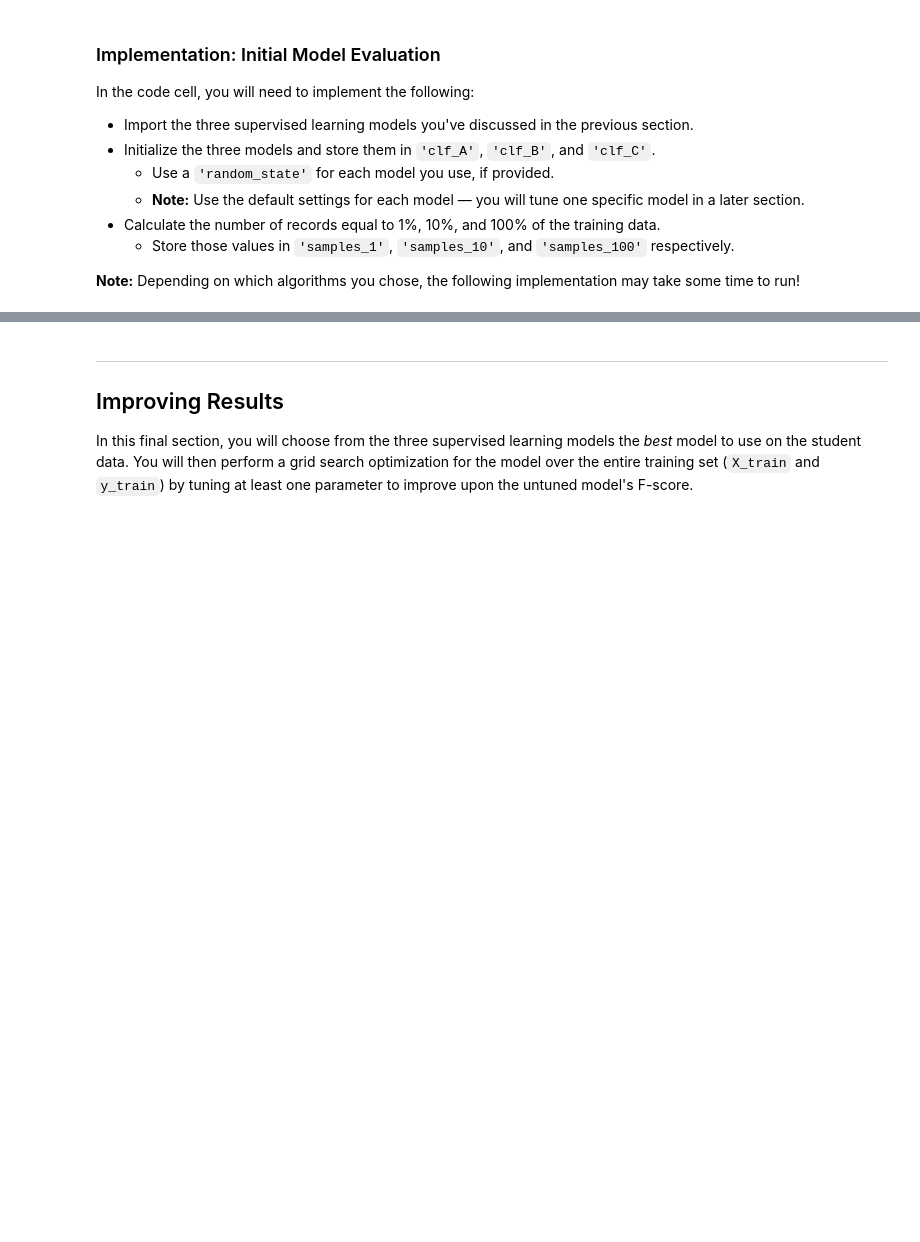
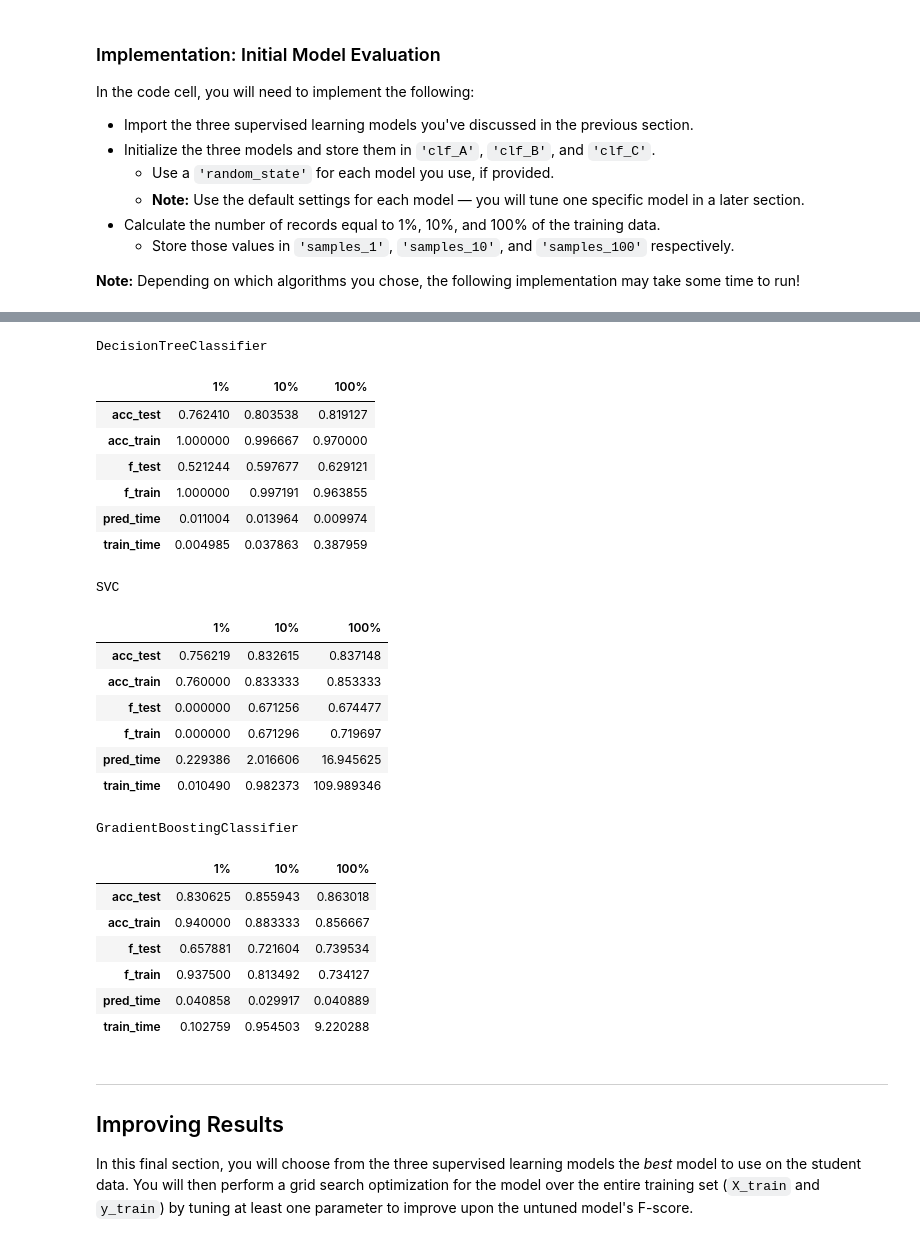
Before and after one commit to somya1212/Finding-Donors-for-CharityML, a Jupyter notebook: finding_donors.ipynb, the cells around one changed output, grey strips where cells are left out. Saved outputs shown, nothing was run; the diff lists cells and outputs as text; code cells hidden in the pictures; blank space fills up the shorter version.

```diff
--- a/finding_donors.ipynb
+++ b/finding_donors.ipynb
@@ -385,3 +441,32 @@ vs.evaluate(results, accuracy, fscore)
+# %%
+for iterator in results.items():
+    print(iterator[0])
+    display(pd.DataFrame(iterator[1]).rename(columns={0:'1%', 1:'10%', 2:'100%'}))
+# %% [output]
+DecisionTreeClassifier
+|  | 1% | 10% | 100% |
+| acc_test | 0.762410 | 0.803538 | 0.819127 |
+| acc_train | 1.000000 | 0.996667 | 0.970000 |
+| f_test | 0.521244 | 0.597677 | 0.629121 |
+| f_train | 1.000000 | 0.997191 | 0.963855 |
+| pred_time | 0.011004 | 0.013964 | 0.009974 |
+| train_time | 0.004985 | 0.037863 | 0.387959 |
+SVC
+|  | 1% | 10% | 100% |
+| acc_test | 0.756219 | 0.832615 | 0.837148 |
+| acc_train | 0.760000 | 0.833333 | 0.853333 |
+| f_test | 0.000000 | 0.671256 | 0.674477 |
+| f_train | 0.000000 | 0.671296 | 0.719697 |
+| pred_time | 0.229386 | 2.016606 | 16.945625 |
+| train_time | 0.010490 | 0.982373 | 109.989346 |
+GradientBoostingClassifier
+|  | 1% | 10% | 100% |
+| acc_test | 0.830625 | 0.855943 | 0.863018 |
+| acc_train | 0.940000 | 0.883333 | 0.856667 |
+| f_test | 0.657881 | 0.721604 | 0.739534 |
+| f_train | 0.937500 | 0.813492 | 0.734127 |
+| pred_time | 0.040858 | 0.029917 | 0.040889 |
+| train_time | 0.102759 | 0.954503 | 9.220288 |
 # %% [markdown]
 ----
 ## Improving Results
```
Also changed, not shown: parts of 12 cells of this notebook.
